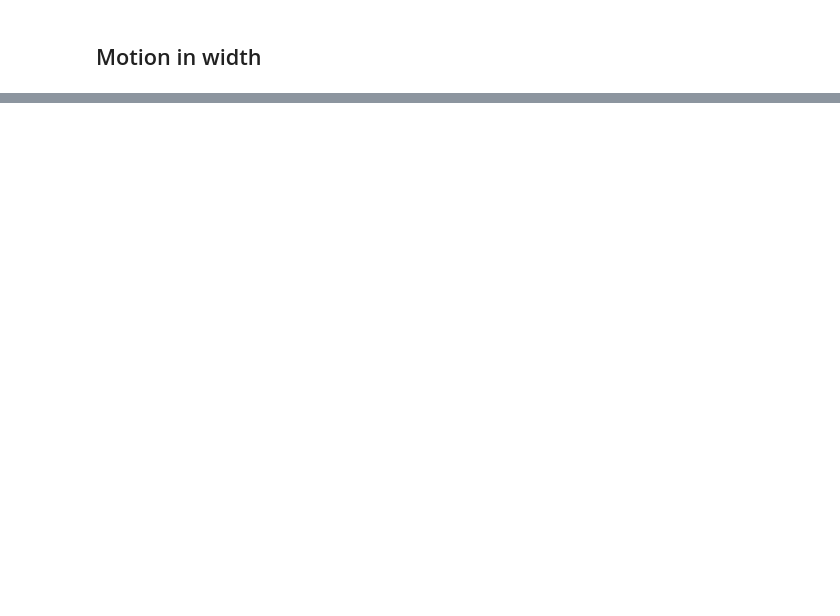
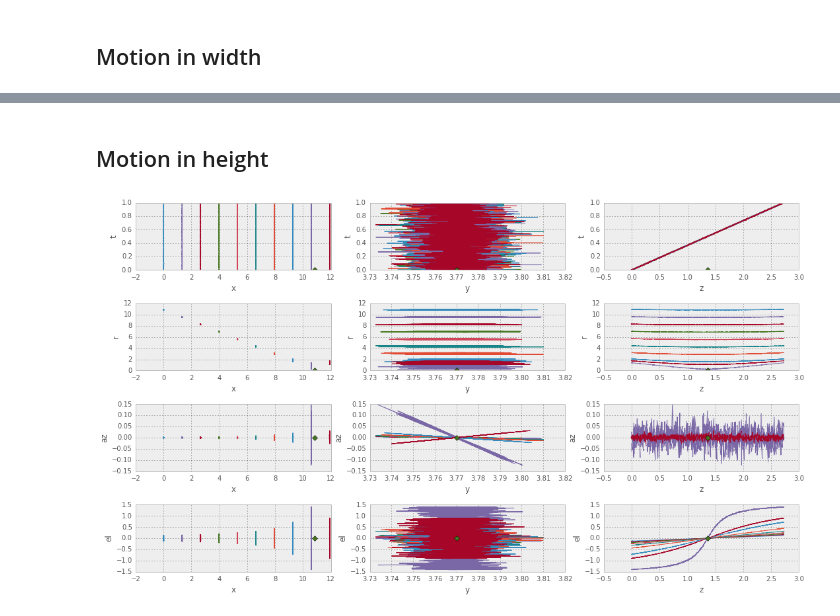
Before and after one commit to NaturalPatterns/2013_Tropique, a Jupyter notebook: test_coordonees_perceptives.ipynb, the cells around one changed output, grey strips where cells are left out. Cells and saved outputs as stored; diff of their text form; code cells hidden in the pictures; blank space fills up the shorter version.

```diff
--- a/test_coordonees_perceptives.ipynb
+++ b/test_coordonees_perceptives.ipynb
@@ -97,0 +99,11 @@ ValueError: operands could not be broadcast together with shapes (3,1000,10) (3,
+# %% [markdown]
+## Motion in height
+# %%
+x = vp['x']*np.ones((1, N_t, 1))*np.linspace(0, 1.1, N_player, endpoint=True)[np.newaxis, np.newaxis, :]
+y = vp['y']*np.ones((1, N_t, N_player)) # constant
+z = vp['z']*(np.linspace(0, 2., N_t)[np.newaxis, :, np.newaxis]*np.ones((1, 1, N_player)))
+motion_z = np.vstack((x, y, z))
+motion_z += .01*np.random.randn(3, N_t, N_player)
+rae_VC = plot_xyz2azel(motion_z, vp=vp)
+# %% [output]
+[figure, added]
```
Also changed, not shown: parts of 4 cells of this notebook, 1 other file.
